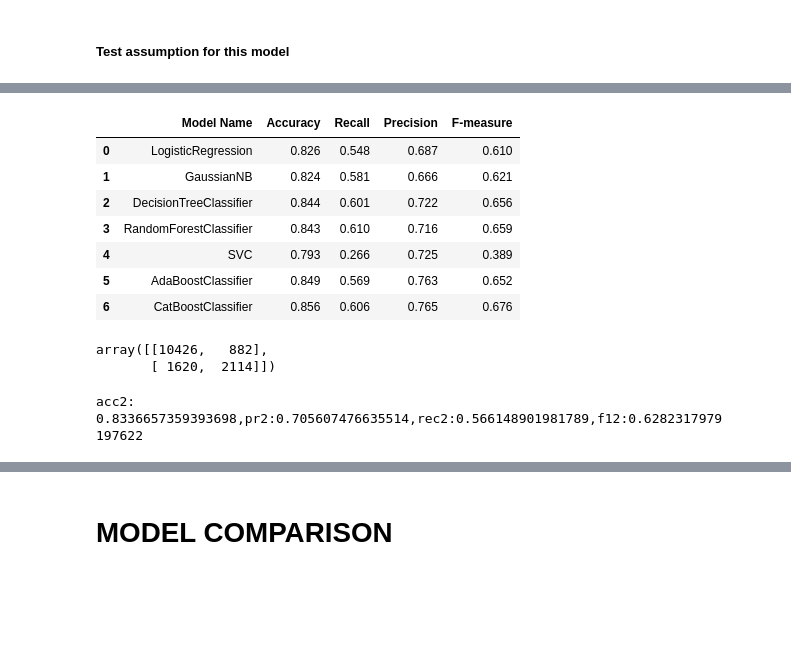
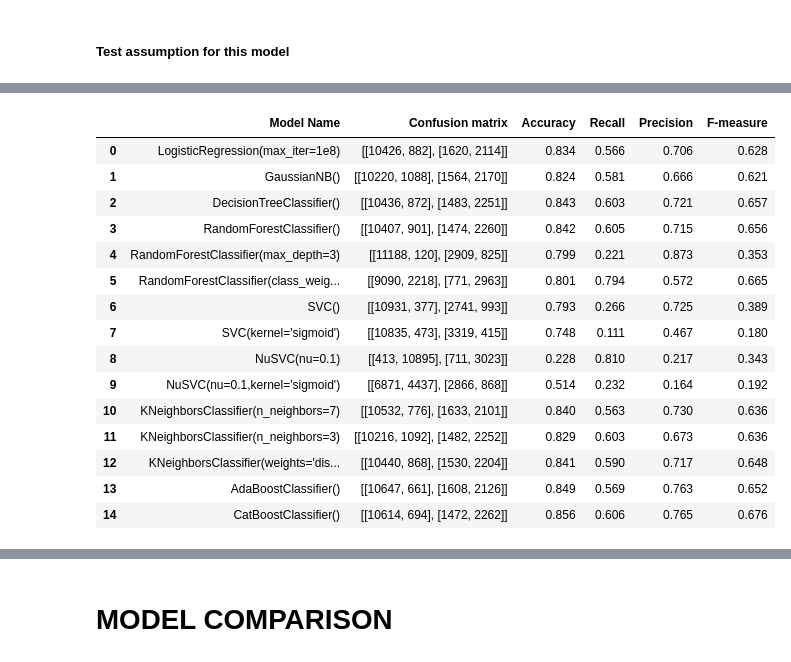
Before and after one commit to srosamont/Projects_Ironhack, a Jupyter notebook: Adult_Income/Adult_income.ipynb, the cells around one changed output, grey strips where cells are left out. Saved outputs shown, nothing was run; the diff lists cells and outputs as text; code cells hidden in the pictures; blank space fills up the shorter version.

```diff
--- a/Adult_Income/Adult_income.ipynb
+++ b/Adult_Income/Adult_income.ipynb
@@ -1261,29 +1296,21 @@ ModelAdaBoostClassifier
 # %%
-results4=pd.DataFrame(results4)
-results4.columns=['Model Name','confusion matrix','Accuracy','Recall','Precision','F-measure']
-results4.round(3)
+result5=pd.DataFrame(result_without_na_age_hour)
+result5.columns=['Model Name','Confusion matrix','Accuracy','Recall','Precision','F-measure']
+result5.round(3)
 # %% [output]
-|  | Model Name | Accuracy | Recall | Precision | F-measure |
-| 0 | LogisticRegression | 0.826 | 0.548 | 0.687 | 0.610 |
-| 1 | GaussianNB | 0.824 | 0.581 | 0.666 | 0.621 |
-| 2 | DecisionTreeClassifier | 0.844 | 0.601 | 0.722 | 0.656 |
-| 3 | RandomForestClassifier | 0.843 | 0.610 | 0.716 | 0.659 |
-| 4 | SVC | 0.793 | 0.266 | 0.725 | 0.389 |
-| 5 | AdaBoostClassifier | 0.849 | 0.569 | 0.763 | 0.652 |
-| 6 | CatBoostClassifier | 0.856 | 0.606 | 0.765 | 0.676 |
+|  | Model Name | Confusion matrix | Accuracy | Recall | Precision | F-measure |
+| 0 | LogisticRegression(max_iter=1e8) | [[10426, 882], [1620, 2114]] | 0.834 | 0.566 | 0.706 | 0.628 |
+| 1 | GaussianNB() | [[10220, 1088], [1564, 2170]] | 0.824 | 0.581 | 0.666 | 0.621 |
+| 2 | DecisionTreeClassifier() | [[10436, 872], [1483, 2251]] | 0.843 | 0.603 | 0.721 | 0.657 |
+| 3 | RandomForestClassifier() | [[10407, 901], [1474, 2260]] | 0.842 | 0.605 | 0.715 | 0.656 |
+| 4 | RandomForestClassifier(max_depth=3) | [[11188, 120], [2909, 825]] | 0.799 | 0.221 | 0.873 | 0.353 |
+| 5 | RandomForestClassifier(class_weig... | [[9090, 2218], [771, 2963]] | 0.801 | 0.794 | 0.572 | 0.665 |
+| 6 | SVC() | [[10931, 377], [2741, 993]] | 0.793 | 0.266 | 0.725 | 0.389 |
+| 7 | SVC(kernel='sigmoid') | [[10835, 473], [3319, 415]] | 0.748 | 0.111 | 0.467 | 0.180 |
+| 8 | NuSVC(nu=0.1) | [[413, 10895], [711, 3023]] | 0.228 | 0.810 | 0.217 | 0.343 |
+| 9 | NuSVC(nu=0.1,kernel='sigmoid') | [[6871, 4437], [2866, 868]] | 0.514 | 0.232 | 0.164 | 0.192 |
+| 10 | KNeighborsClassifier(n_neighbors=7) | [[10532, 776], [1633, 2101]] | 0.840 | 0.563 | 0.730 | 0.636 |
+| 11 | KNeighborsClassifier(n_neighbors=3) | [[10216, 1092], [1482, 2252]] | 0.829 | 0.603 | 0.673 | 0.636 |
+| 12 | KNeighborsClassifier(weights='dis... | [[10440, 868], [1530, 2204]] | 0.841 | 0.590 | 0.717 | 0.648 |
+| 13 | AdaBoostClassifier() | [[10647, 661], [1608, 2126]] | 0.849 | 0.569 | 0.763 | 0.652 |
+| 14 | CatBoostClassifier() | [[10614, 694], [1472, 2262]] | 0.856 | 0.606 | 0.765 | 0.676 |
-# %%
-# need numeric data 'calcul of distance'
-model2=LogisticRegression(max_iter=1e8)
-model2.fit(X2_train,y2_train)
-y_pred2=model2.predict(X2_test)
-conf2=confusion_matrix(y2_test,y_pred2)
-display(conf2)
-acc2=accuracy_score(y2_test,y_pred2)
-rec2=recall_score(y2_test,y_pred2)
-pr2=precision_score(y2_test,y_pred2)
-f12=f1_score(y2_test,y_pred2)
-print(f'acc2: {acc2},pr2:{pr2},rec2:{rec2},f12:{f12}')
-# %% [output]
-array([[10426,   882],
-       [ 1620,  2114]])
-acc2: 0.8336657359393698,pr2:0.705607476635514,rec2:0.566148901981789,f12:0.6282317979197622
```
Also changed, not shown: parts of 29 cells of this notebook, 4 other files.
